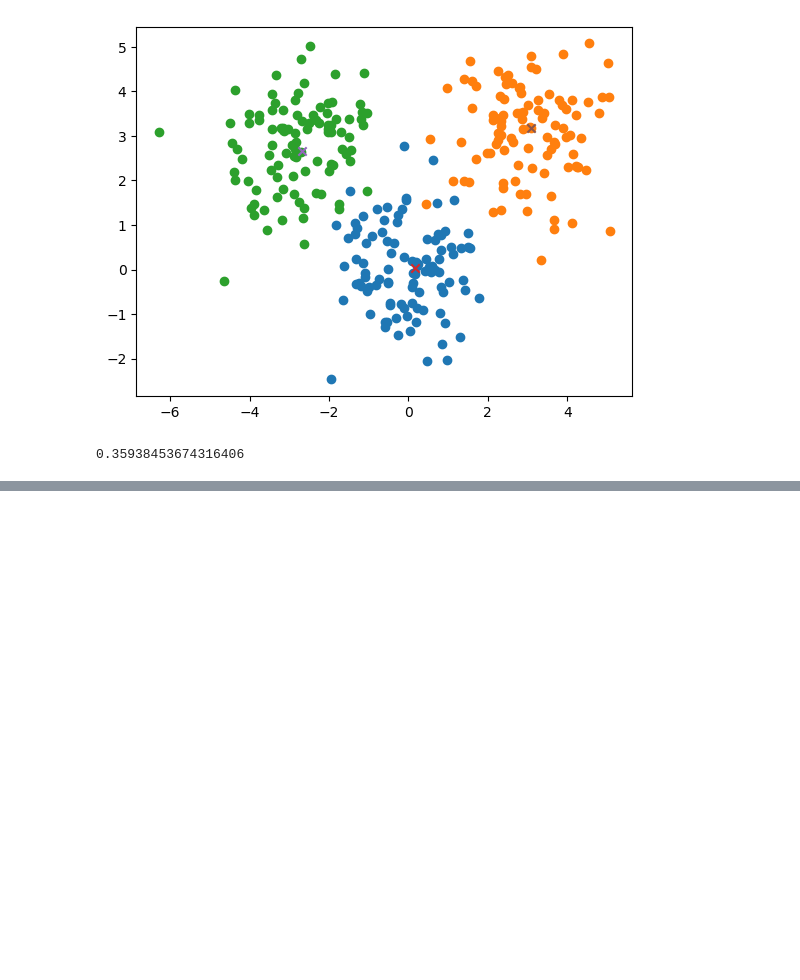
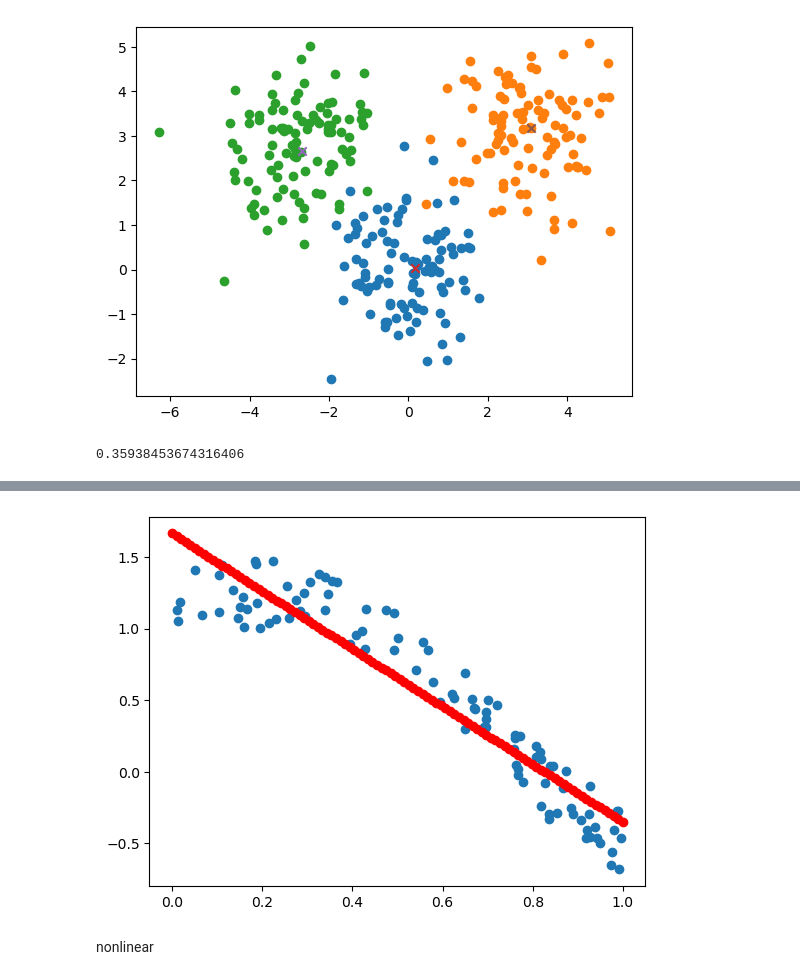
Before and after one commit to jukkraputp/pim-ml, a Jupyter notebook: pytorch.ipynb, the cells around one changed output, grey strips where cells are left out. Saved outputs shown, nothing was run; the diff lists cells and outputs as text; code cells hidden in the pictures; blank space fills up the shorter version.

```diff
--- a/pytorch.ipynb
+++ b/pytorch.ipynb
@@ -84,0 +115,8 @@ print(time.time() - t1)
+# %%
+plt.scatter(x, y)
+plt.scatter(x_, y_, color='r')
+plt.show()
+# %% [output]
+[figure, added]
+# %% [markdown]
+nonlinear
```
Also changed, not shown: parts of 14 cells of this notebook.
